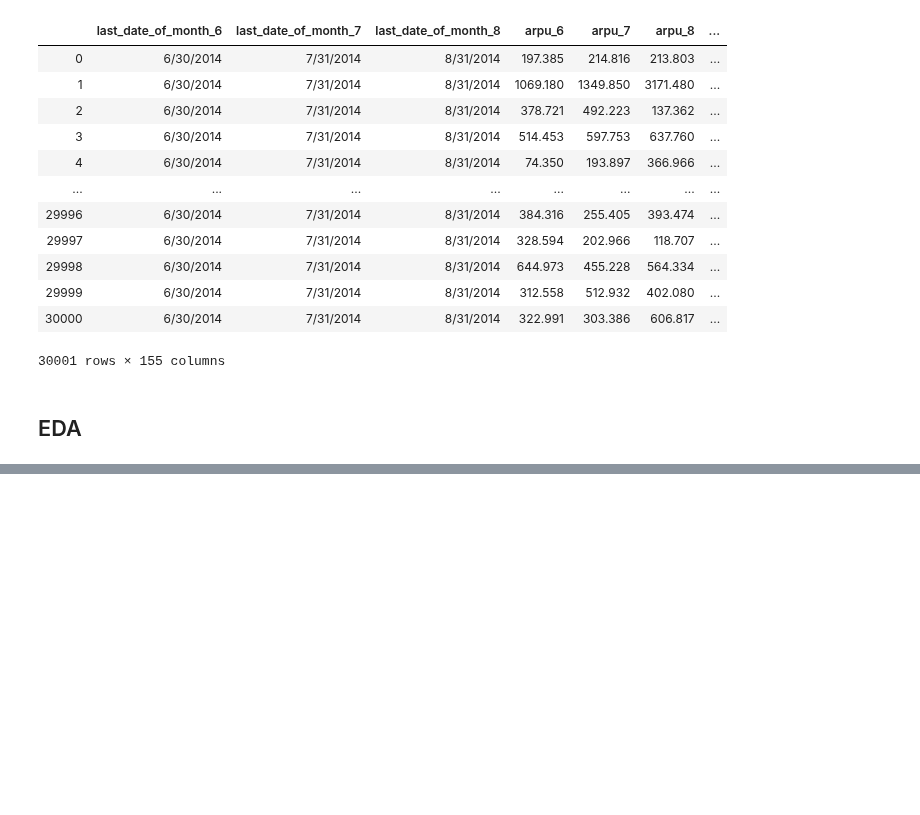
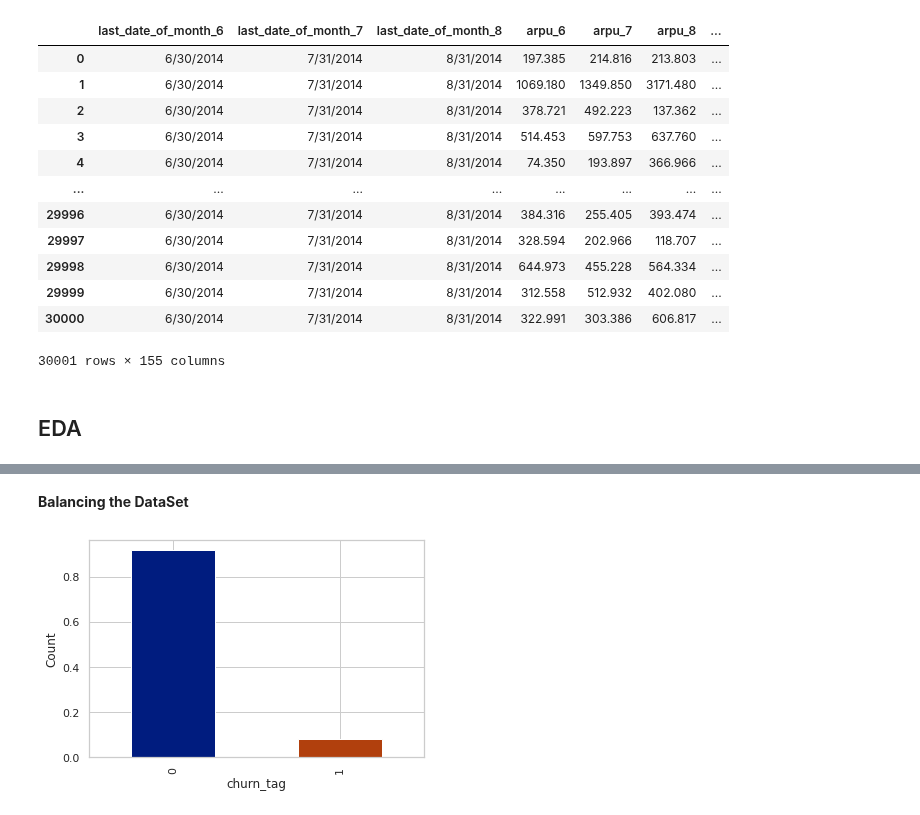
Before and after one commit to HemantTiwariGitHub/IntelligenceCodes, a Jupyter notebook: Telecom_churn.ipynb, the cells around one changed output, grey strips where cells are left out. Drawn from its saved outputs; the diff is of its cells as text; code cells hidden in the pictures; blank space fills up the shorter version.

```diff
--- a/Telecom_churn.ipynb
+++ b/Telecom_churn.ipynb
@@ -383,0 +491,5 @@ churn_v1
+# %%
+#Neeed balancing by synthetic generation of new churn records
+
+Y = churn_v1.pop("churn_tag")
+X = churn_v1.select_dtypes(exclude=['object'])
@@ -383,0 +506,14 @@ churn_v1
+# %%
+# Test Train Split should happen before balancing should be applied only on train data
+from sklearn.model_selection import train_test_split
+
+X_train, X_test, Y_train, Y_test = train_test_split(X,Y, train_size=0.8,test_size=0.2,random_state=1)
+# %% [markdown]
+**Balancing the DataSet**
+# %%
+#Before Class Balancing
+Y_DF = pd.DataFrame(Y_train)
+
+plotCategoricalVariables("churn_tag", Y_DF)
+# %% [output]
+[figure, added]
```
Also changed, not shown: parts of 35 cells of this notebook.
